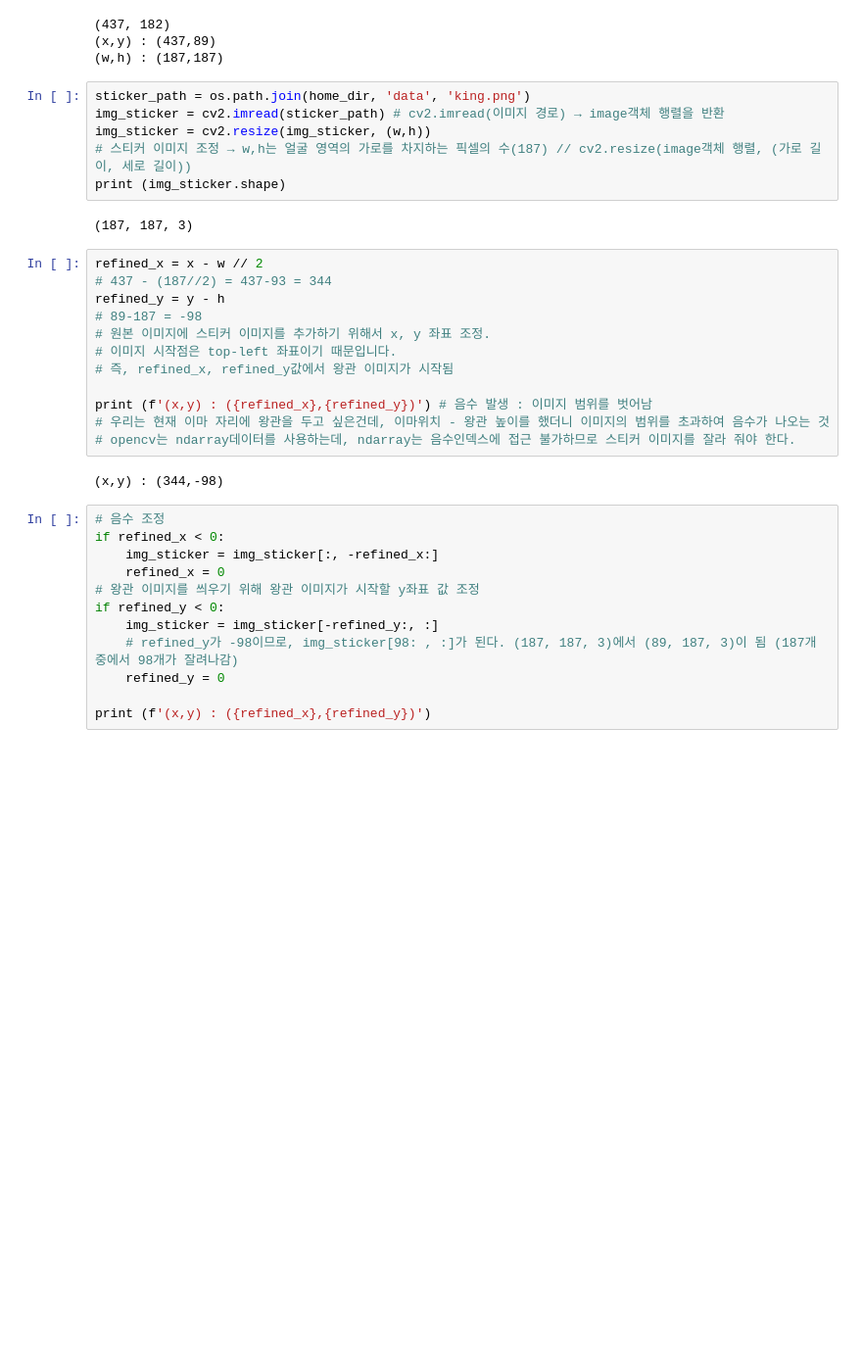
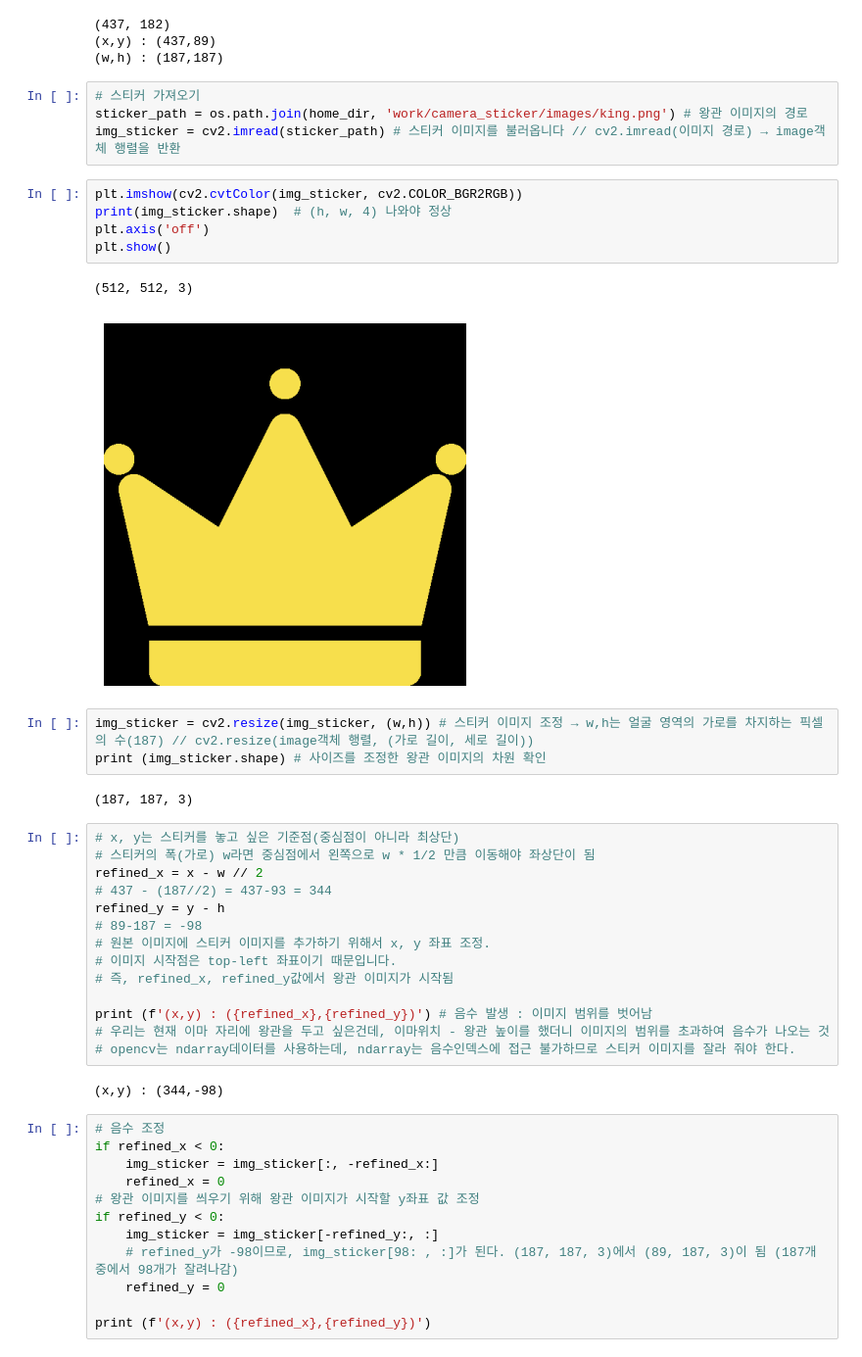
Before and after one commit to wide-bridge/AIFFEL_quest_eng, a Jupyter notebook: Computer_Vision/CV01/face_detection_sticker.ipynb, the cells around one changed output. Shown at 98% size. Drawn from its saved outputs; the diff is of its cells as text; blank space fills up the shorter version.

```diff
--- a/Computer_Vision/CV01/face_detection_sticker.ipynb
+++ b/Computer_Vision/CV01/face_detection_sticker.ipynb
@@ -131,14 +131,25 @@ for dlib_rect, landmark in zip(dlib_rects, list_landmarks):
 (x,y) : (437,89)
 (w,h) : (187,187)
 # %%
-sticker_path = os.path.join(home_dir, 'data', 'king.png')
-img_sticker = cv2.imread(sticker_path) # cv2.imread(이미지 경로) → image객체 행렬을 반환
-img_sticker = cv2.resize(img_sticker, (w,h))
-# 스티커 이미지 조정 → w,h는 얼굴 영역의 가로를 차지하는 픽셀의 수(187) // cv2.resize(image객체 행렬, (가로 길이, 세로 길이))
-print (img_sticker.shape)
+# 스티커 가져오기
+sticker_path = os.path.join(home_dir, 'work/camera_sticker/images/king.png') # 왕관 이미지의 경로
+img_sticker = cv2.imread(sticker_path) # 스티커 이미지를 불러옵니다 // cv2.imread(이미지 경로) → image객체 행렬을 반환
-# %% [output]
-(187, 187, 3)
+# %%
+plt.imshow(cv2.cvtColor(img_sticker, cv2.COLOR_BGR2RGB))
+print(img_sticker.shape)  # (h, w, 4) 나와야 정상
+plt.axis('off')
+plt.show()
+# %% [output]
+(512, 512, 3)
+[figure, added]
+# %%
+img_sticker = cv2.resize(img_sticker, (w,h)) # 스티커 이미지 조정 → w,h는 얼굴 영역의 가로를 차지하는 픽셀의 수(187) // cv2.resize(image객체 행렬, (가로 길이, 세로 길이))
+print (img_sticker.shape) # 사이즈를 조정한 왕관 이미지의 차원 확인
+# %% [output]
+(187, 187, 3)
 # %%
+# x, y는 스티커를 놓고 싶은 기준점(중심점이 아니라 최상단)
+# 스티커의 폭(가로) w라면 중심점에서 왼쪽으로 w * 1/2 만큼 이동해야 좌상단이 됨
 refined_x = x - w // 2
 # 437 - (187//2) = 437-93 = 344
 refined_y = y - h
```
Also changed, not shown: parts of 15 cells of this notebook.
